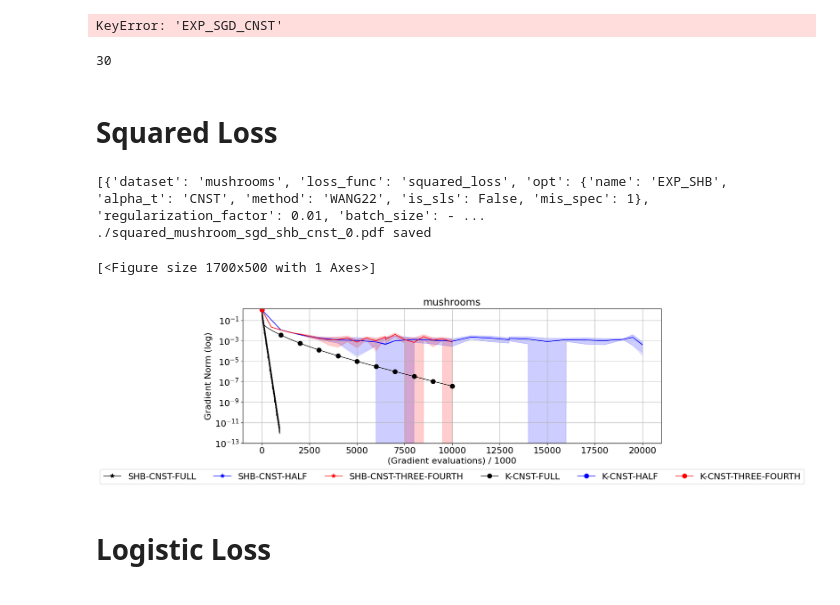
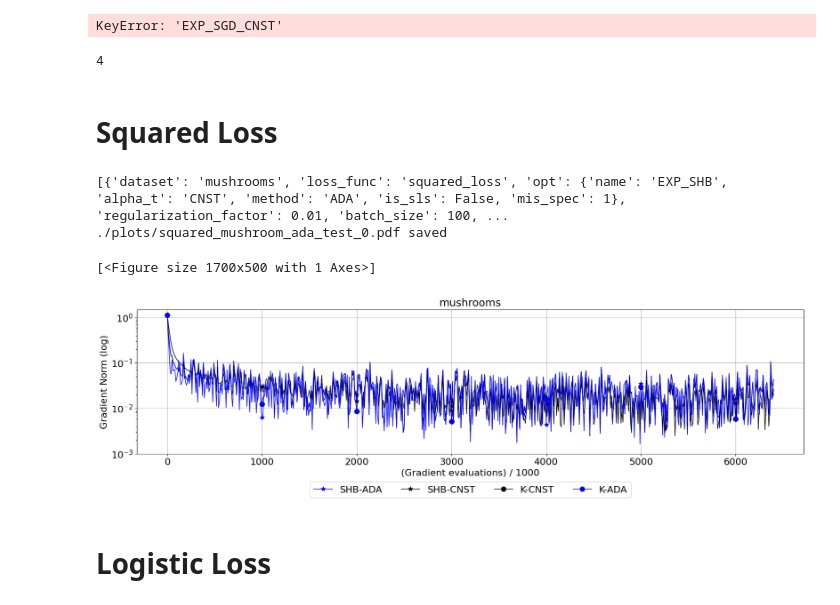
Before and after one commit to anh-dang/expsls, a Jupyter notebook: results.ipynb, the cells around one changed output. Saved outputs shown, nothing was run; the diff lists cells and outputs as text; code cells hidden in the pictures.

```diff
--- a/results.ipynb
+++ b/results.ipynb
@@ -285,29 +295,35 @@ for loss_func,loss in [("squared_loss","squared"),("logistic_loss","logistic")]:
 
 #     for alpha_t in ["CNST","DECR"]:
     for alpha_t in ["CNST"]:
-        for batch_size in [-1,-2,-4./3]:
+#         for batch_size in [-1,-2,-4./3]:
+#         for is_ADA in [True,False]:
             filtered_best_exp_list += [
-                ({'batch_size': batch_size,
-                  'opt':{'name':'EXP_SGD','alpha_t':alpha_t, "is_sls":False },
+                ({
+                  'opt':{'name':'EXP_SGD','alpha_t':alpha_t, "is_sls":False , 'is_ADA':False},
                     "loss_func":loss_func},
-                   {'style':styles["EXP_SGD_"+alpha_t+"_"+batch_sizes[batch_size]]})]
+                   {'style':styles["SGD_"+alpha_t]})]
 
 #     filtered_best_exp_list +=[
 #             ({'opt':{'name':'EXP_SGD',"is_sls":True },
 #                 "loss_func":loss_func},
 #                {'style':styles["EXP_SLS_DECR"]})]
+    filtered_best_exp_list += [
+                ({
+                  'opt':{'name':'EXP_SGD','alpha_t':alpha_t, "is_sls":False , 'is_ADA':True},
+                    "loss_func":loss_func},
+                   {'style':styles["SGD_CNST_ADA"]})]
 
 #     for alpha_t in ["CNST","EXP"]:
     for alpha_t in ["CNST"]:
 #         for method in ['SEBBOUH', 'POLYAK', 'GHADIMI', 'WANG21', 'WANG22']:
-        for method in ['WANG22']:
+        for method in ['SEBBOUH', 'ADA']:
 #             for misspec in [1,100]:
-            for batch_size in [-1,-2,-4./3]:
+#             for batch_size in [-1,-2,-4./3]:
                 filtered_best_exp_list += [
-                    ({'batch_size': batch_size,
+                    ({
                       'opt':{'name':'EXP_SHB','alpha_t':alpha_t,'method':method, "is_sls":False},
                         "loss_func":loss_func},
-                       {'style':styles["SHB_"+alpha_t+"_"+method+"_"+batch_sizes[batch_size]]})]
+                       {'style':styles["SHB_"+alpha_t+"_"+method]})]
 
 #     filtered_best_exp_list +=[
 #             ({'opt':{'name':'EXP_SHB',"is_sls":True },
@@ -318,14 +334,14 @@ for loss_func,loss in [("squared_loss","squared"),("logistic_loss","logistic")]:
 
 print(len(hr.filter_exp_list(loss_exp_dict["squared_loss"], filterby_list=combined_filter_dict["squared_loss"], verbose=0)  )  )
 # %% [output]
-30
+4
 # %% [markdown]
 # Squared Loss
 # %%
 show_legend_all=None
 rm = hr.ResultManager(
                     exp_list= loss_exp_dict["squared_loss"],
-                    savedir_base=savedir_mushroom_sgd_shb_cnst,
+                    savedir_base=savedir_mushroom_ada_test,
                     filterby_list=combined_filter_dict["squared_loss"],
                     verbose= 0
                      )
@@ -338,38 +354,38 @@ rm.get_plot_all(
     y_metric_list =  ['grad_norm'],
     x_metric='itr',
     legend_list=['opt.name'],
     title_list = ['dataset'],
     groupby_list = ['dataset', 'model'],
     log_metric_list = ["grad_norm"],
     legend_fontsize=16,
      x_fontsize=16,
      y_fontsize=16,
      xtick_fontsize=16,
      ytick_fontsize=16,
      title_fontsize=18,
 
      ylim_list=[
-                 [(10**(-13), 1.5)]],# (10**(-3), 24), (10**(-3.1), 10**(-.8))]],
+                 [(10**(-3), 1.5)]],# (10**(-3), 24), (10**(-3.1), 10**(-.8))]],
 
     map_ylabel_list=[{'train_loss':'Train loss'},
                      {'val_acc':'Validation accuracy'},
                      {'grad_norm': 'Gradient Norm'},
                      {'alpha_k': 'alpha_k'},
                      {'beta_k': 'beta_k'},
                      {'n_grad_evals': 'Number of stochastic gradient evaluations'}],
     map_xlabel_list=[{'itr': '(Gradient evaluations) / 1000'}],
                 figsize=(17,5),
     plot_confidence=True,
      legend_kwargs={'bbox_to_anchor':[0.5, -0.25],
                            'borderaxespad':0.,
                            'ncol':7,'loc':'center'},
-    savedir_plots='./squared_mushroom_sgd_shb_cnst'
+    savedir_plots='./plots/squared_mushroom_ada_test'
             )
 # %% [output]
-[{'dataset': 'mushrooms', 'loss_func': 'squared_loss', 'opt': {'name': 'EXP_SHB', 'alpha_t': 'CNST', 'method': 'WANG22', 'is_sls': False, 'mis_spec': 1}, 'regularization_factor': 0.01, 'batch_size': - ...
-./squared_mushroom_sgd_shb_cnst_0.pdf saved
+[{'dataset': 'mushrooms', 'loss_func': 'squared_loss', 'opt': {'name': 'EXP_SHB', 'alpha_t': 'CNST', 'method': 'ADA', 'is_sls': False, 'mis_spec': 1}, 'regularization_factor': 0.01, 'batch_size': 100, ...
+./plots/squared_mushroom_ada_test_0.pdf saved
 [<Figure size 1700x500 with 1 Axes>]
-[figure, old version]
+[figure, new version]
 # %% [markdown]
 # Logistic Loss
 # %%
```
Also changed, not shown: parts of 6 cells of this notebook, 3 other files.
